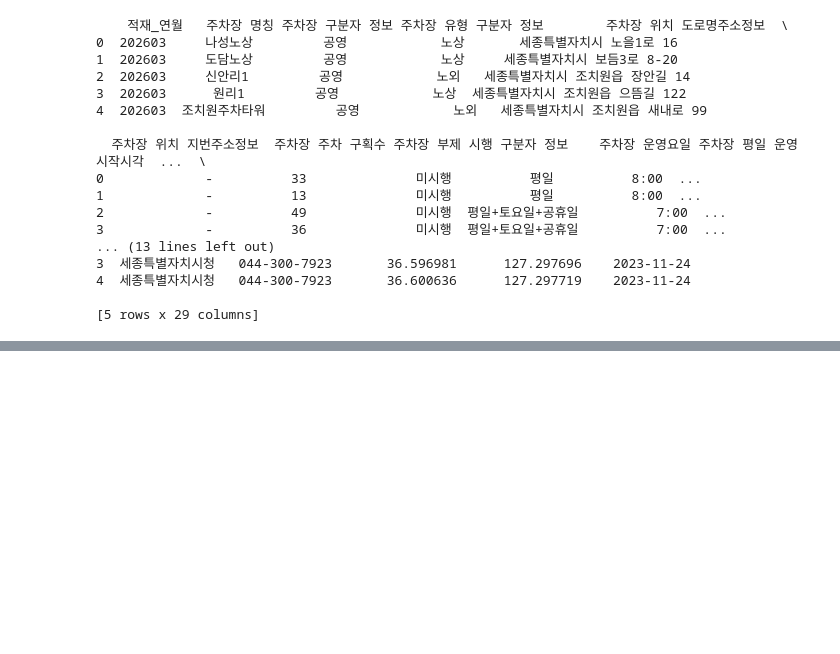
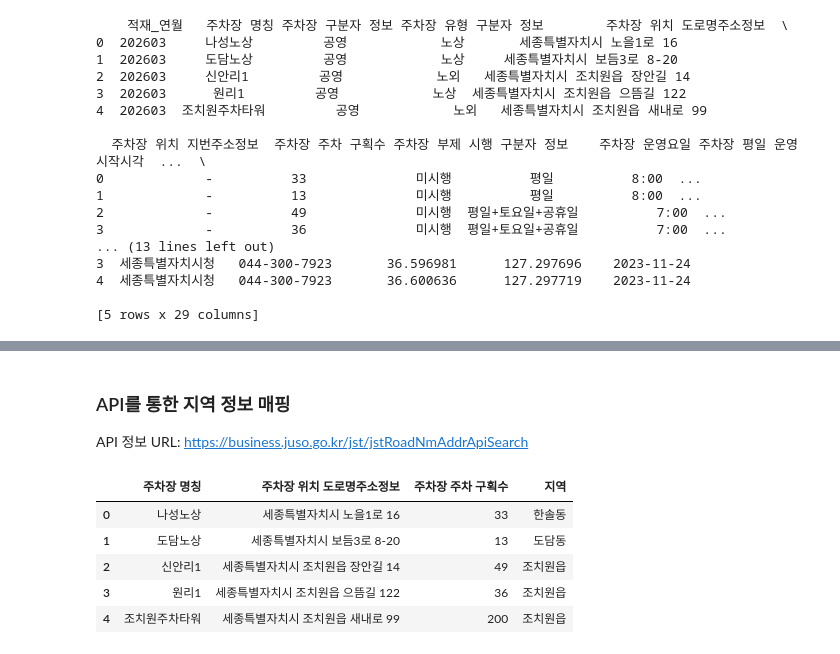
Before and after one commit to social-intelligence-team1/social-intelligence-project, a Jupyter notebook: main/parking_lot.ipynb, the cells around one changed output, grey strips where cells are left out. Saved outputs shown, nothing was run; the diff lists cells and outputs as text; code cells hidden in the pictures; blank space fills up the shorter version.

```diff
--- a/main/parking_lot.ipynb
+++ b/main/parking_lot.ipynb
@@ -421,0 +59,40 @@ parking_summary.to_csv(
+# %% [markdown]
+### API를 통한 지역 정보 매핑
+API 정보 URL: https://business.juso.go.kr/jst/jstRoadNmAddrApiSearch
+# %%
+load_dotenv()
+api_key = os.getenv("API_KEY")
+
+def get_emd_name(address, api_key):
+    url = "https://business.juso.go.kr/addrlink/addrLinkApi.do"
+
+    params = {
+        "currentPage": 1,
+        "countPerPage": 1,
+        "keyword": address,
+        "confmKey": api_key,
+        "resultType": "json"
+    }
+
+    try:
+        response = requests.get(url, params=params)
+
+        if response.status_code == 200:
+            data = response.json()
+            juso_list = data.get("results", {}).get("juso", [])
+
+        return juso_list[0].get("emdNm", "정보 없음") if juso_list else "정보 없음"
+
+    except Exception as e:
+        return f"오류({str(e)})"
+
+
+cleaned_df['지역'] = cleaned_df['주차장 위치 도로명주소정보'].apply(lambda x: get_emd_name(x, api_key))
+cleaned_df.head()
+# %% [output]
+|  | 주차장 명칭 | 주차장 위치 도로명주소정보 | 주차장 주차 구획수 | 지역 |
+| 0 | 나성노상 | 세종특별자치시 노을1로 16 | 33 | 한솔동 |
+| 1 | 도담노상 | 세종특별자치시 보듬3로 8-20 | 13 | 도담동 |
+| 2 | 신안리1 | 세종특별자치시 조치원읍 장안길 14 | 49 | 조치원읍 |
+| 3 | 원리1 | 세종특별자치시 조치원읍 으뜸길 122 | 36 | 조치원읍 |
+| 4 | 조치원주차타워 | 세종특별자치시 조치원읍 새내로 99 | 200 | 조치원읍 |
```
Also changed, not shown: parts of 22 cells of this notebook, 1 other file.
